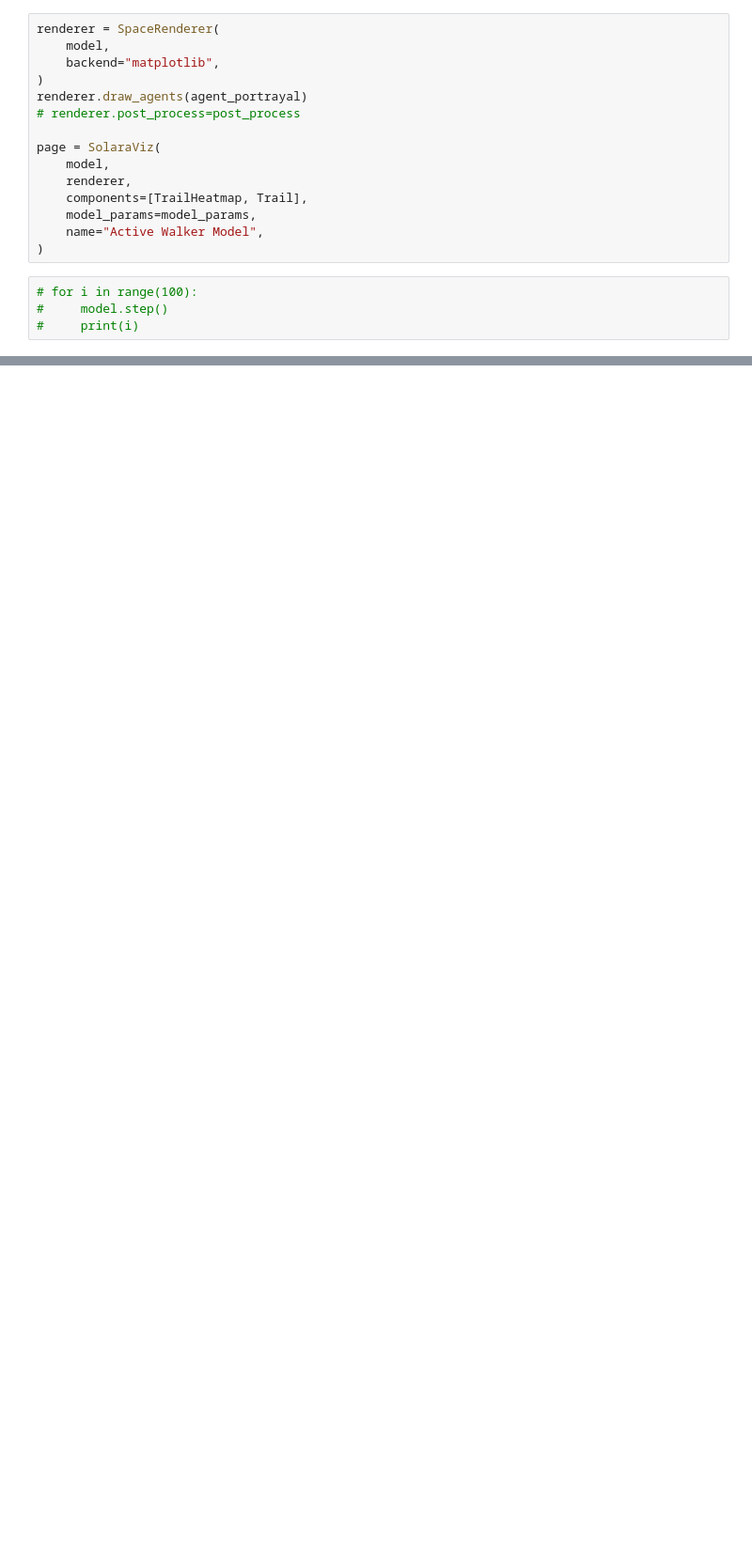
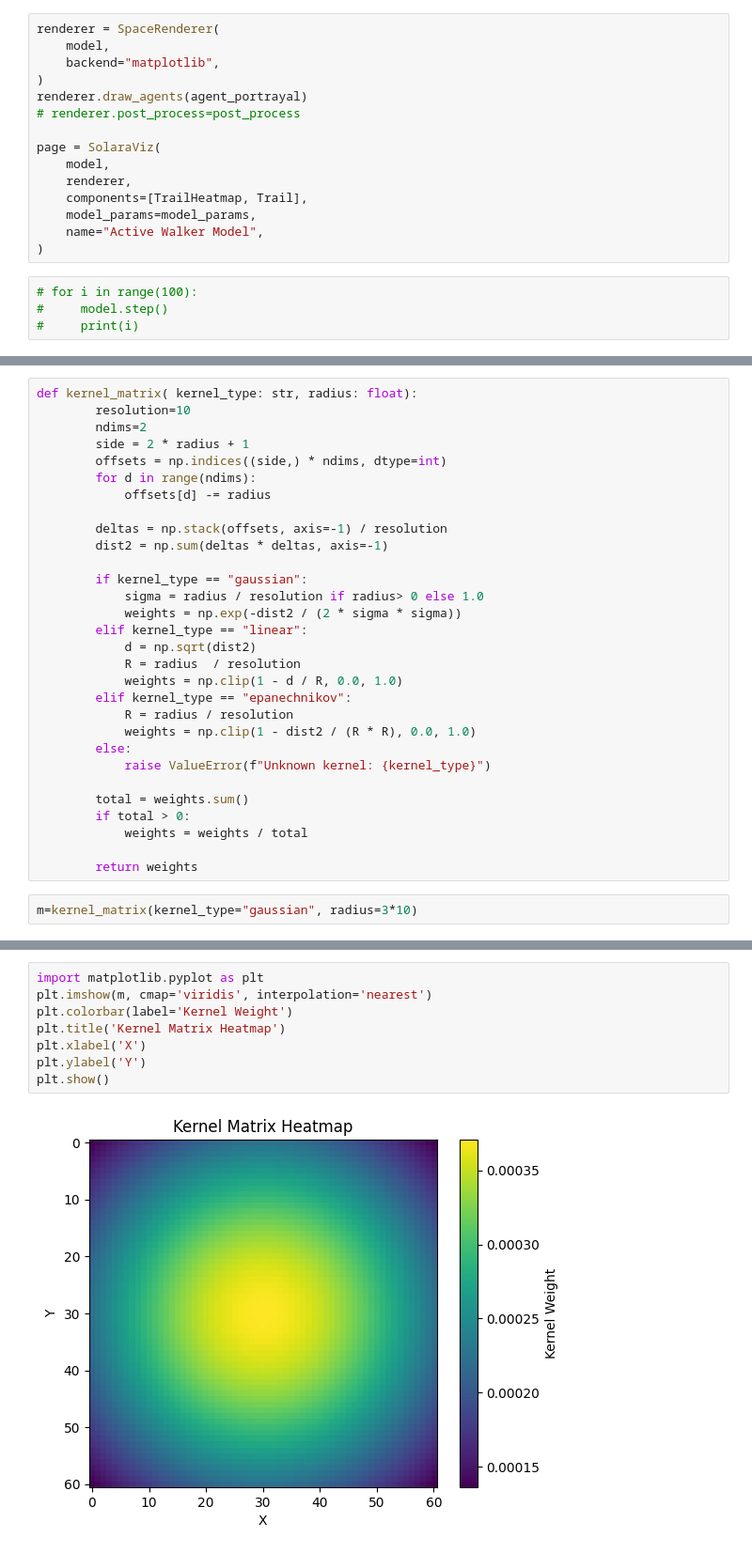
Before and after one commit to som-or/mesa, a Jupyter notebook: mesa/experimental/continuous_space/activewalkers.ipynb, the cells around one changed output, grey strips where cells are left out. Shown at 94% size. Saved outputs shown, nothing was run; the diff lists cells and outputs as text; blank space fills up the shorter version.

```diff
--- a/mesa/experimental/continuous_space/activewalkers.ipynb
+++ b/mesa/experimental/continuous_space/activewalkers.ipynb
@@ -460,3 +460,35 @@ page = SolaraViz(
 page
 # %% [output]
 [interactive output not drawn]
+# %%
+def kernel_matrix( kernel_type: str, radius: float):
+        resolution=10
+        ndims=2
+        side = 2 * radius + 1
+        offsets = np.indices((side,) * ndims, dtype=int)
+        for d in range(ndims):
+            offsets[d] -= radius
+
+        deltas = np.stack(offsets, axis=-1) / resolution
+        dist2 = np.sum(deltas * deltas, axis=-1)
+
+        if kernel_type == "gaussian":
+            sigma = radius / resolution if radius> 0 else 1.0
+            weights = np.exp(-dist2 / (2 * sigma * sigma))
+        elif kernel_type == "linear":
+            d = np.sqrt(dist2)
+            R = radius  / resolution
+            weights = np.clip(1 - d / R, 0.0, 1.0)
+        elif kernel_type == "epanechnikov":
+            R = radius / resolution
+            weights = np.clip(1 - dist2 / (R * R), 0.0, 1.0)
+        else:
+            raise ValueError(f"Unknown kernel: {kernel_type}")
+
+        total = weights.sum()
+        if total > 0:
+            weights = weights / total
+
+        return weights
+# %%
+m=kernel_matrix(kernel_type="gaussian", radius=3*10)
@@ -462,0 +511,10 @@ page
+# %%
+import matplotlib.pyplot as plt
+plt.imshow(m, cmap='viridis', interpolation='nearest')
+plt.colorbar(label='Kernel Weight')
+plt.title('Kernel Matrix Heatmap')
+plt.xlabel('X')
+plt.ylabel('Y')
+plt.show()
+# %% [output]
+[figure, added]
```
Also changed, not shown: parts of 1 cell of this notebook, 1 other file.
